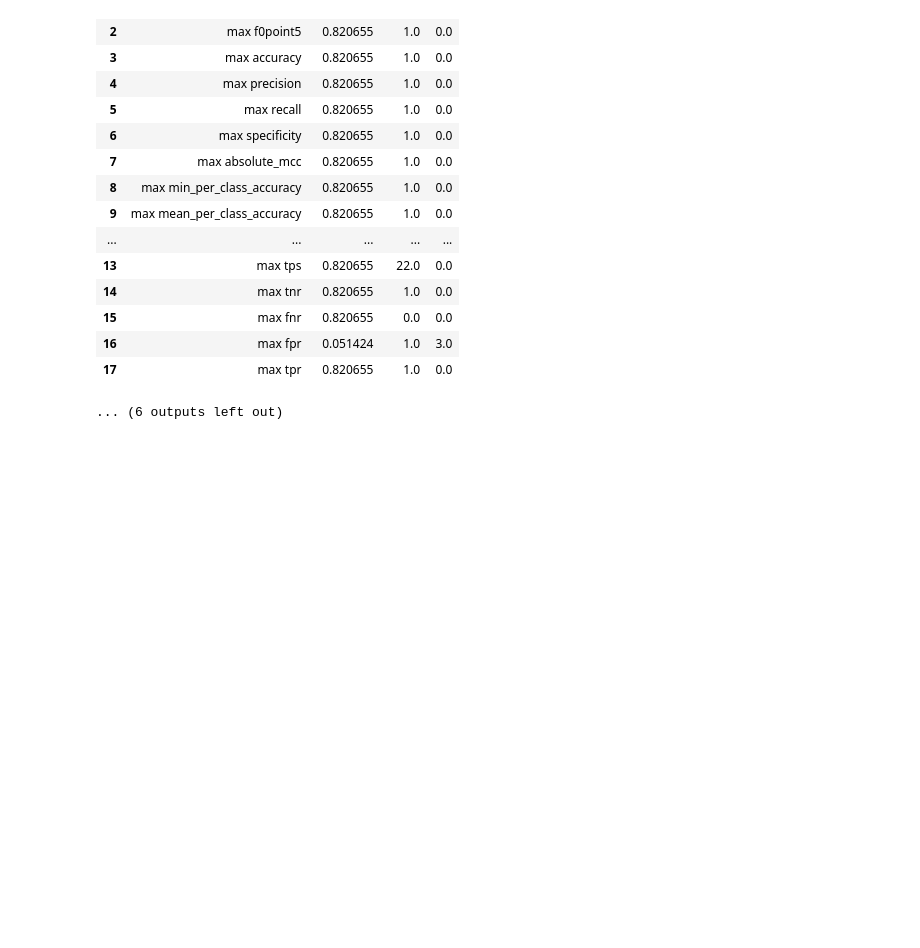
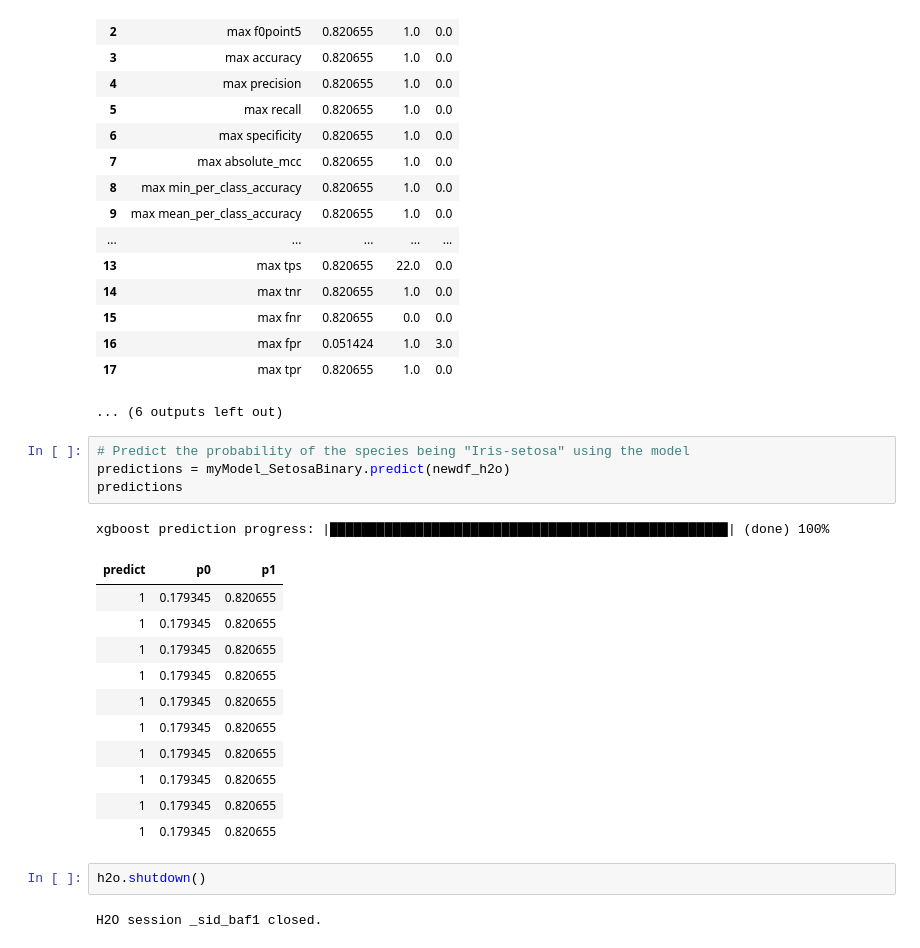
Before and after one commit to menonpg/CMU_PGSS_2024, a Jupyter notebook: L4-792024/MyFirstRegressionModel.ipynb, the cells around one changed output. Drawn from its saved outputs; the diff is of its cells as text; blank space fills up the shorter version.

```diff
--- a/L4-792024/MyFirstRegressionModel.ipynb
+++ b/L4-792024/MyFirstRegressionModel.ipynb
@@ -190,3 +190,24 @@ Maximum Metrics: Maximum metrics at their respective thresholds
 | 16 | max fpr | 0.051424 | 1.0 | 3.0 |
 | 17 | max tpr | 0.820655 | 1.0 | 0.0 |
 ... (6 outputs left out)
+# %%
+# Predict the probability of the species being "Iris-setosa" using the model
+predictions = myModel_SetosaBinary.predict(newdf_h2o)
+predictions
+# %% [output]
+xgboost prediction progress: |███████████████████████████████████████████████████| (done) 100%
+| predict | p0 | p1 |
+| 1 | 0.179345 | 0.820655 |
+| 1 | 0.179345 | 0.820655 |
+| 1 | 0.179345 | 0.820655 |
+| 1 | 0.179345 | 0.820655 |
+| 1 | 0.179345 | 0.820655 |
+| 1 | 0.179345 | 0.820655 |
+| 1 | 0.179345 | 0.820655 |
+| 1 | 0.179345 | 0.820655 |
+| 1 | 0.179345 | 0.820655 |
+| 1 | 0.179345 | 0.820655 |
+# %%
+h2o.shutdown()
+# %% [output]
+H2O session _sid_baf1 closed.
```
